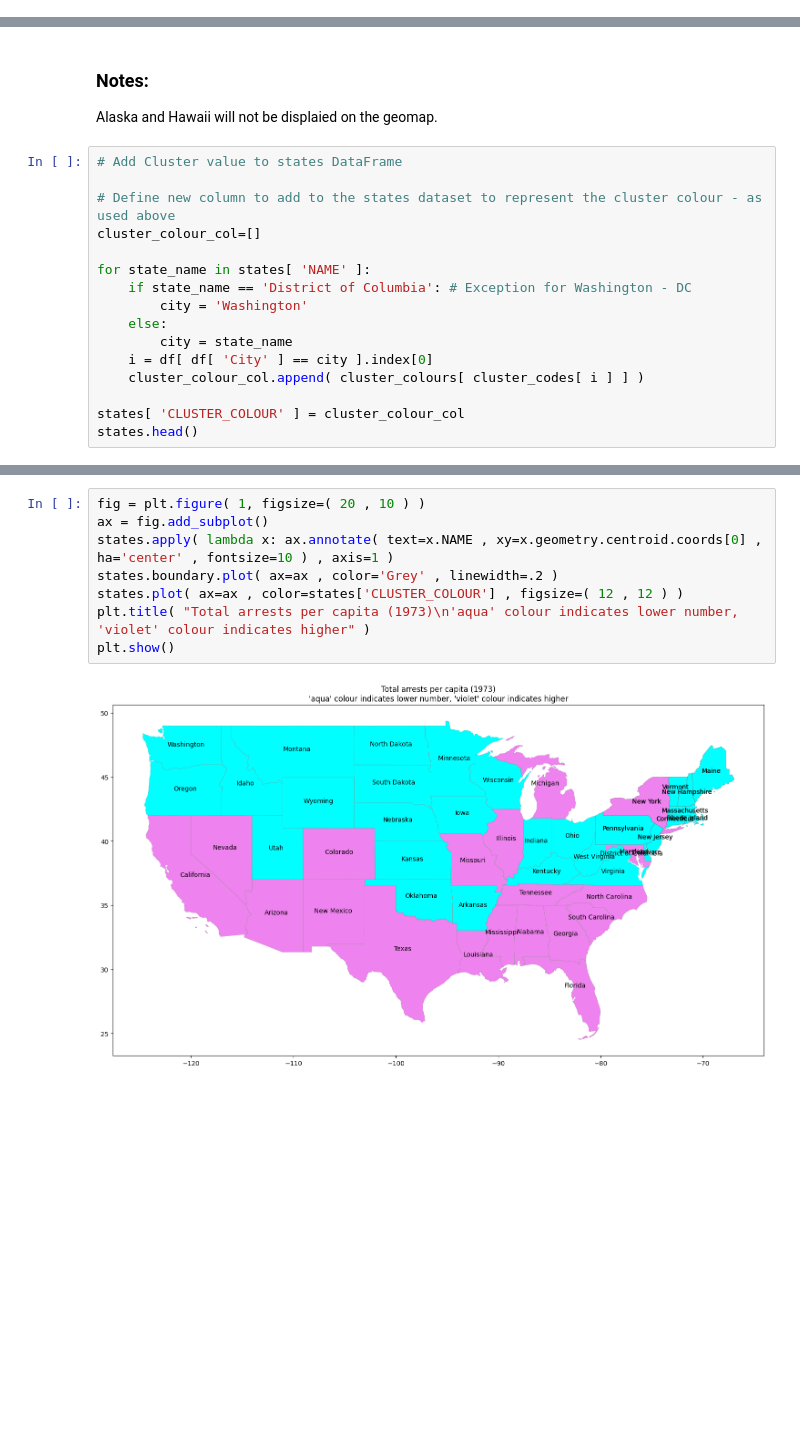
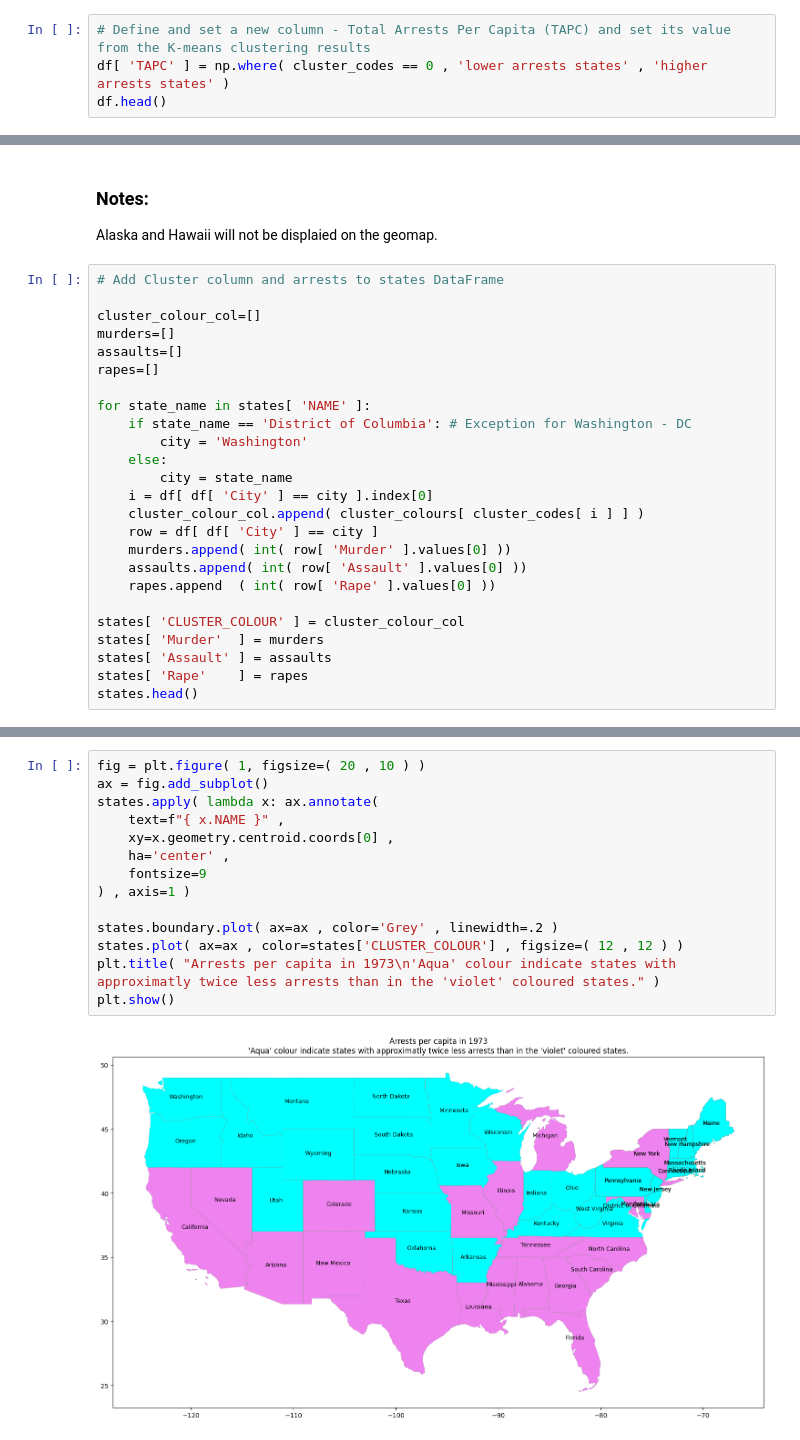
Before and after one commit to vasilnedev/finalCapstone, a Jupyter notebook: UsArrests.ipynb, the cells around one changed output, grey strips where cells are left out. Drawn from its saved outputs; the diff is of its cells as text; blank space fills up the shorter version.

```diff
--- a/UsArrests.ipynb
+++ b/UsArrests.ipynb
@@ -296,0 +300,4 @@ The the analysis splits the dataset into two clusters:
+# %%
+# Define and set a new column - Total Arrests Per Capita (TAPC) and set its value from the K-means clustering results
+df[ 'TAPC' ] = np.where( cluster_codes == 0 , 'lower arrests states' , 'higher arrests states' )
+df.head()
@@ -311,10 +342,12 @@ df[ ~df[ 'City' ].isin( states[ 'NAME' ] ) ]
 ### Notes:
 Alaska and Hawaii will not be displaied on the geomap.
 # %%
-# Add Cluster value to states DataFrame
+# Add Cluster column and arrests to states DataFrame
 
-# Define new column to add to the states dataset to represent the cluster colour - as used above
 cluster_colour_col=[]
+murders=[]
+assaults=[]
+rapes=[]
 
 for state_name in states[ 'NAME' ]:
     if state_name == 'District of Columbia': # Exception for Washington - DC
@@ -323,8 +356,15 @@ for state_name in states[ 'NAME' ]:
         city = state_name
     i = df[ df[ 'City' ] == city ].index[0]
     cluster_colour_col.append( cluster_colours[ cluster_codes[ i ] ] )
+    row = df[ df[ 'City' ] == city ]
+    murders.append( int( row[ 'Murder' ].values[0] ))
+    assaults.append( int( row[ 'Assault' ].values[0] ))
+    rapes.append  ( int( row[ 'Rape' ].values[0] ))
 
 states[ 'CLUSTER_COLOUR' ] = cluster_colour_col
+states[ 'Murder'  ] = murders
+states[ 'Assault' ] = assaults
+states[ 'Rape'    ] = rapes
 states.head()
 # %% [output]
 |  | STATEFP | STATENS | AFFGEOID | GEOID | STUSPS | NAME | LSAD | ALAND | AWATER | region | geometry | ... |
@@ -336,13 +376,19 @@ states.head()
 # %%
 fig = plt.figure( 1, figsize=( 20 , 10 ) )
 ax = fig.add_subplot()
-states.apply( lambda x: ax.annotate( text=x.NAME , xy=x.geometry.centroid.coords[0] , ha='center' , fontsize=10 ) , axis=1 )
+states.apply( lambda x: ax.annotate(
+    text=f"{ x.NAME }" ,
+    xy=x.geometry.centroid.coords[0] ,
+    ha='center' ,
+    fontsize=9
+) , axis=1 )
+
 states.boundary.plot( ax=ax , color='Grey' , linewidth=.2 )
 states.plot( ax=ax , color=states['CLUSTER_COLOUR'] , figsize=( 12 , 12 ) )
-plt.title( "Total arrests per capita (1973)\n'aqua' colour indicates lower number, 'violet' colour indicates higher" )
+plt.title( "Arrests per capita in 1973\n'Aqua' colour indicate states with approximatly twice less arrests than in the 'violet' coloured states." )
 plt.show()
 # %% [output]
-[figure, old version]
+[figure, new version]
 # %% [markdown]
 ### Notes:
 Alaska and Hawaii are not shown on the map
```
Also changed, not shown: parts of 13 cells of this notebook.
